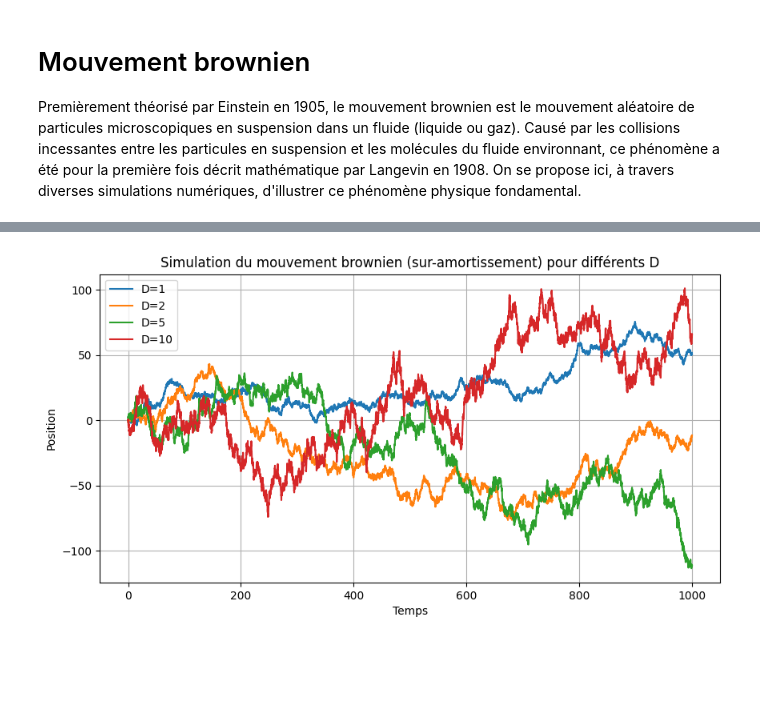
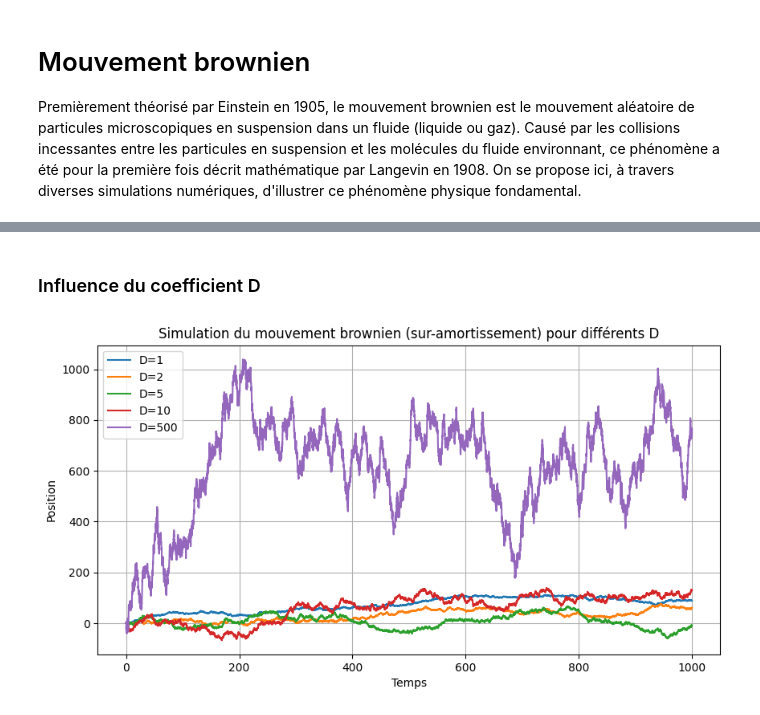
Before and after one commit to ostix360/Brownian-Motion, a Jupyter notebook: CR.ipynb, the cells around one changed output, grey strips where cells are left out. Drawn from its saved outputs; the diff is of its cells as text; code cells hidden in the pictures; blank space fills up the shorter version.

```diff
--- a/CR.ipynb
+++ b/CR.ipynb
@@ -67,20 +70,22 @@ Variance sur 100 random-walks : 964.0518950242572
+# %% [markdown]
+### Influence du coefficient D
 # %%
 # Avec différents D
 
-D = [1,2,5,10]
+D = [1,2,5,10,500]
 x = np.zeros((len(D), step))
 for i, d in enumerate(D):
     x[i] = euler_maruyama(d, gamma, T, dt)[:, 0]
 
 # Tracé de la trajectoire
 plt.figure(figsize=(10, 5))
 for i, d in enumerate(D):
     plt.plot(t, x[i], label='D={}'.format(d))
 plt.xlabel('Temps')
 plt.ylabel('Position')
 plt.title('Simulation du mouvement brownien (sur-amortissement) pour différents D')
 plt.legend()
 plt.grid()
 plt.show()
 # %% [output]
-[figure, old version]
+[figure, new version]
```
Also changed, not shown: parts of 8 cells of this notebook.
